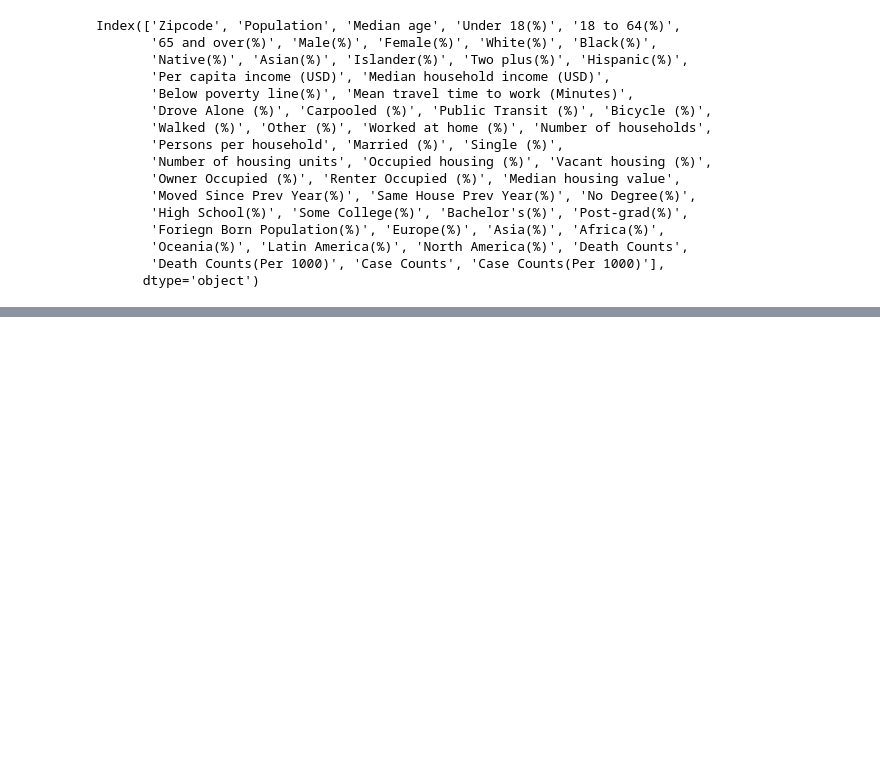
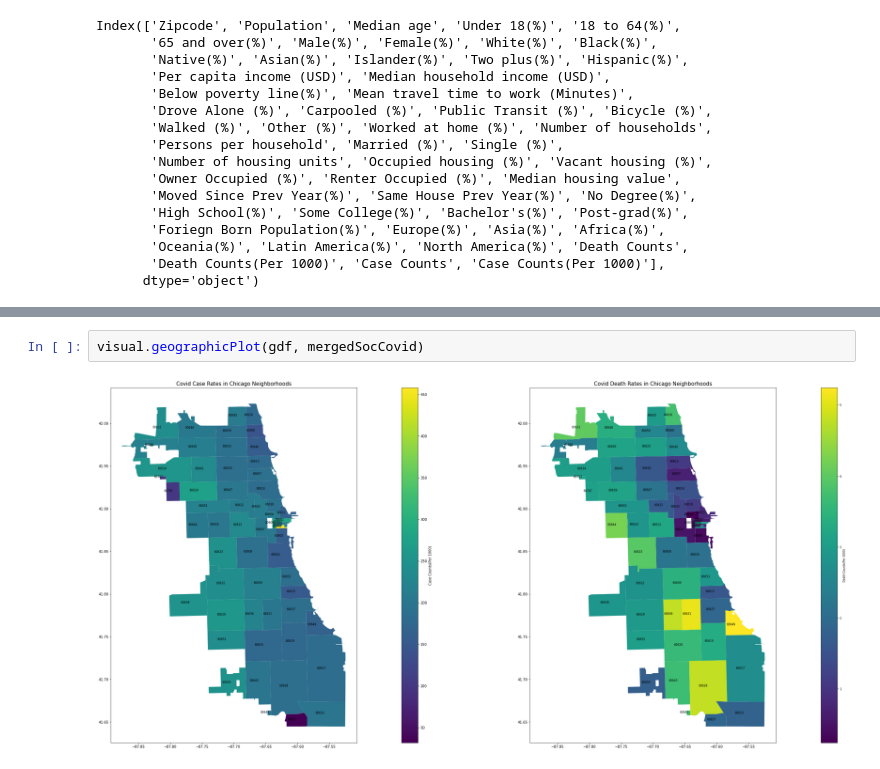
Before and after one commit to uic-cs418/modeling-the-pandemic, a Jupyter notebook: eda-vis.ipynb, the cells around one changed output, grey strips where cells are left out. Cells and saved outputs as stored; diff of their text form; blank space fills up the shorter version.

```diff
--- a/eda-vis.ipynb
+++ b/eda-vis.ipynb
@@ -185,0 +77,4 @@ gdf.plot(column='Death Counts(Per 1000)', ax=ax, legend=True, cax=cax,legend_kwd
+# %%
+visual.geographicPlot(gdf, mergedSocCovid)
+# %% [output]
+[figure, added]
```
Also changed, not shown: parts of 33 cells of this notebook, 11 other files.
